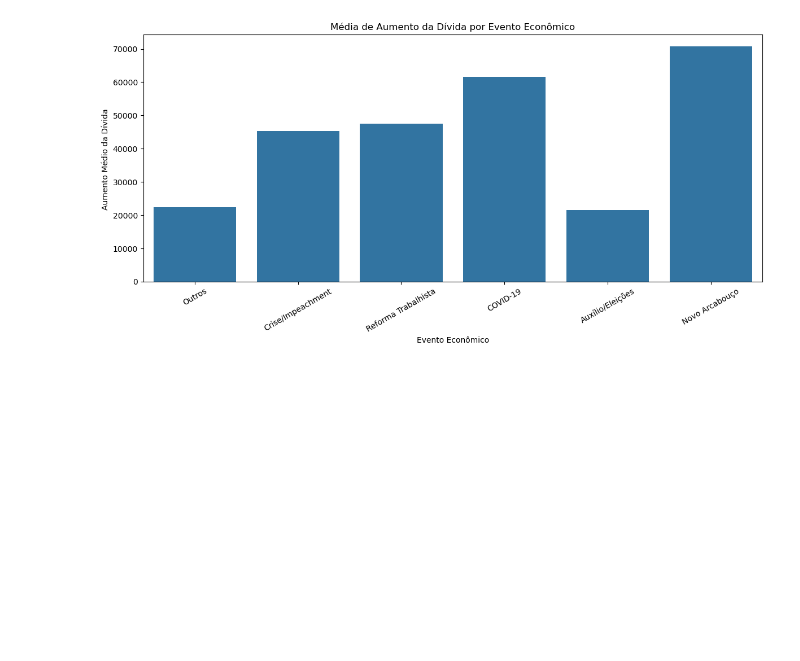
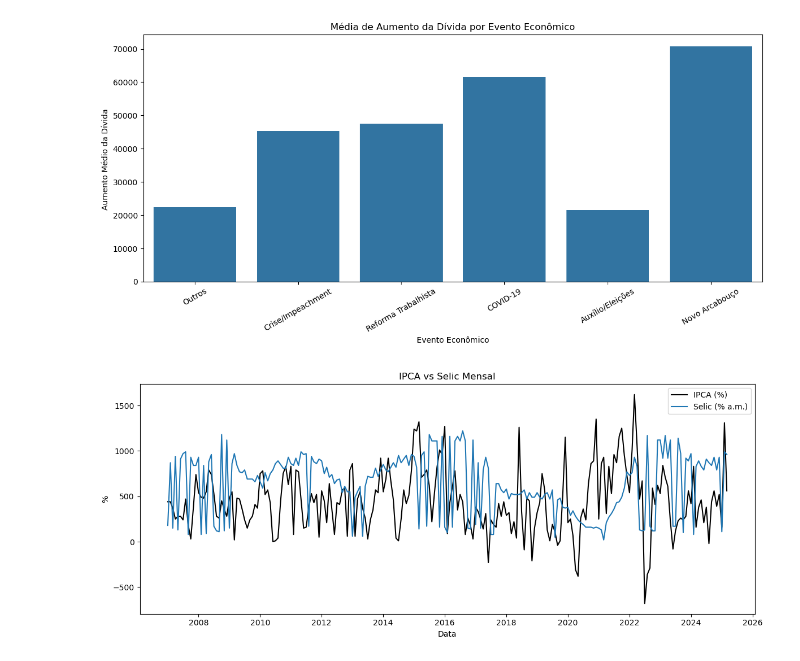
Before and after one commit to rodrigogrinfeld1/Projeto-DEV---Grupo-1, a Jupyter notebook: Código.ipynb, the cells around one changed output. Cells and saved outputs as stored; diff of their text form; code cells hidden in the pictures; blank space fills up the shorter version.

```diff
--- a/Código.ipynb
+++ b/Código.ipynb
@@ -191,3 +189,15 @@ The `ci` parameter is deprecated. Use `errorbar=None` for the same effect.
 
   sns.barplot(data=dados, x="Evento_Econômico", y="Dívida Aumento (R$ mi)", estimator="mean", ci=None)
 [figure]
+# %%
+plt.figure(figsize=(12,5))
+plt.plot(dados["Data"], dados["433 - Índice nacional de preços ao consumidor-amplo (IPCA) - Var. % mensal"], label="IPCA (%)", color = "black")
+plt.plot(dados["Data"], dados["4390 - Taxa de juros - Selic acumulada no mês - % a.m.,,"], label="Selic (% a.m.)",)
+plt.title("IPCA vs Selic Mensal")
+plt.xlabel("Data")
+plt.ylabel("%")
+plt.legend()
+plt.tight_layout()
+plt.show()
+# %% [output]
+[figure, added]
```
Also changed, not shown: parts of 5 cells of this notebook.
